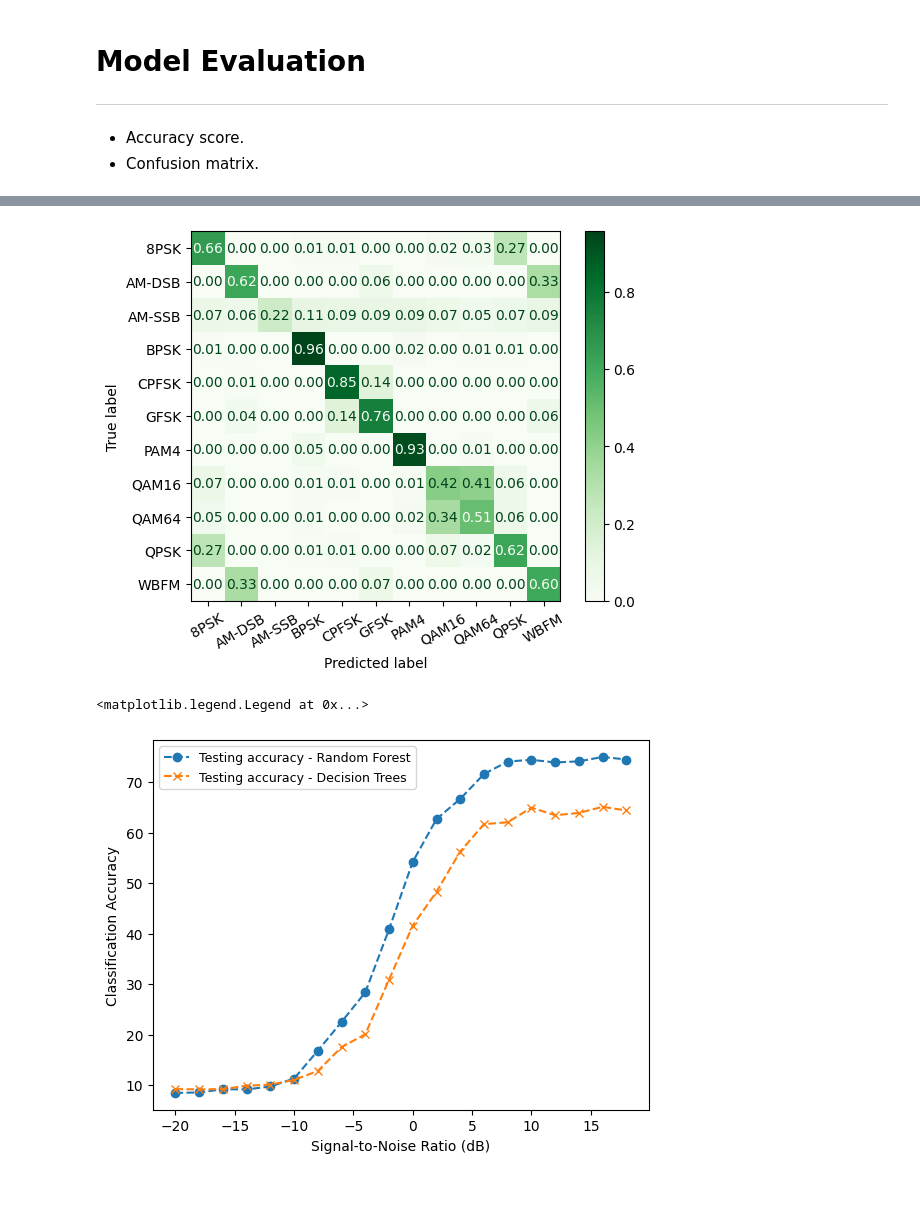
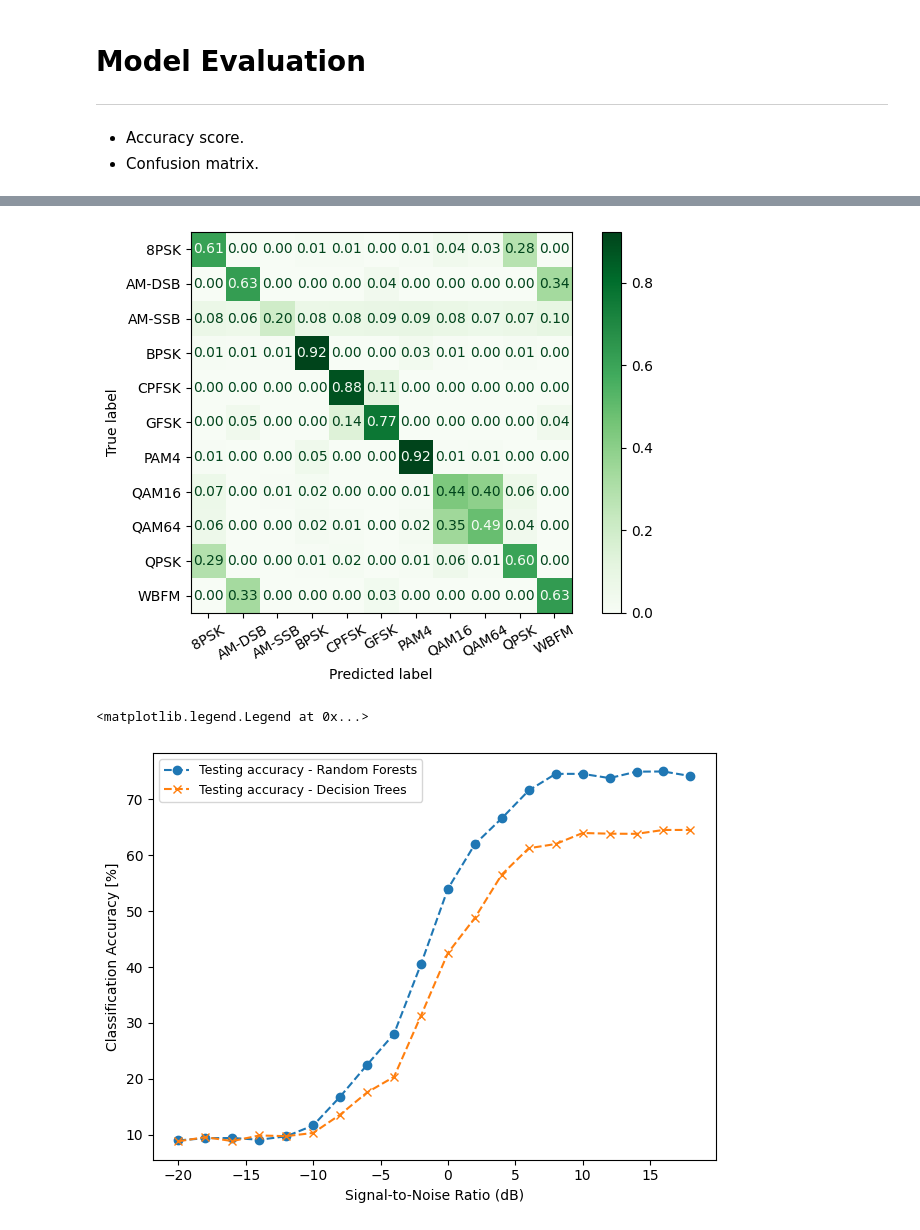
Before and after one commit to dsaharia/BTP-1-modulation_classification, a Jupyter notebook: Notebooks/00_basics_2016.10A.ipynb, the cells around one changed output, grey strips where cells are left out. Cells and saved outputs as stored; diff of their text form; code cells hidden in the pictures; blank space fills up the shorter version.

```diff
--- a/Notebooks/00_basics_2016.10A.ipynb
+++ b/Notebooks/00_basics_2016.10A.ipynb
@@ -13,7 +13,7 @@ import matplotlib.pyplot as plt
 from collections import defaultdict
 
 from sklearn.tree import DecisionTreeClassifier
-from sklearn.metrics import accuracy_score, plot_confusion_matrix
+from sklearn.metrics import accuracy_score, plot_confusion_matrix, f1_score
 from sklearn.ensemble import RandomForestClassifier
 from sklearn.utils import shuffle
 
@@ -22,6 +22,7 @@ plt.rcParams.update({'font.size': 12})
 plt.rcParams.update({'font.family': 'serif'})
 plt.rcParams.update({'font.serif': 'Times New Roman'})
 plt.style.use('default')
+plt.rcParams.update({'figure.autolayout': True})
 # %%
 # Import the pickled raw file
 path = "../Data/RML2016.10a_dict.pkl"
@@ -283,7 +288,7 @@ DecisionTreeClassifier(ccp_alpha=0.0, class_weight=None, criterion='gini',
 # %% [markdown]
 ## Random forest model
 # %%
-random_forest_classifier = RandomForestClassifier(criterion = 'entropy',
+random_forest_classifier = RandomForestClassifier(criterion = 'gini',
                                                   random_state = 42, oob_score=True)
 random_forest_classifier.fit(X_train_features, y_train)
 # %% [output]
@@ -310,11 +315,13 @@ def compute_metrics(model, snrs):
         pred = model.predict(X_test_features)
         current_accuracy = accuracy_score(y_test[snr], pred)
         accuracy.append(current_accuracy)
-        if snr == 10:
+#         print(snr, f1_score(y_test[snr], pred, average='weighted'))
+        if snr == 16:
             plot_confusion_matrix(model, X_test_features, y_test[snr],
                                   normalize='true', cmap=plt.cm.Greens,
                                   display_labels=train_mods, xticks_rotation=30.0,
                                   values_format='.2f')
+            plt.savefig(f'../Figures/{model.__str__}.jpg')
             plt.plot()
     return accuracy
 # %%
@@ -337,17 +344,17 @@ acc_rf = [acc*100 for acc in acc_rf]
 # %%
 acc_dt = compute_metrics(decision_classifier, train_snrs)
 acc_dt = [acc*100 for acc in acc_dt]
-# print(f"Accuracy for various SNRs: {accuracy}")
 # %% [output]
-[figure, old version]
+[figure, new version]
 # %%
 plt.plot(train_snrs, acc_rf, label="Testing accuracy - Random Forests", marker='o',
          ls='--', linewidth=1.5)
 plt.plot(train_snrs, acc_dt, label="Testing accuracy - Decision Trees", marker='x',
          ls='--', linewidth=1.5)
 plt.xlabel("Signal-to-Noise Ratio (dB)")
-plt.ylabel("Classification Accuracy")
+plt.ylabel("Classification Accuracy [%]")
 plt.legend(prop={'size': 9})
+# plt.savefig('../Figures/accuracy-curve.jpg')
 # %% [output]
 <matplotlib.legend.Legend at 0x...>
-[figure, old version]
+[figure, new version]
```
Also changed, not shown: parts of 9 cells of this notebook.
